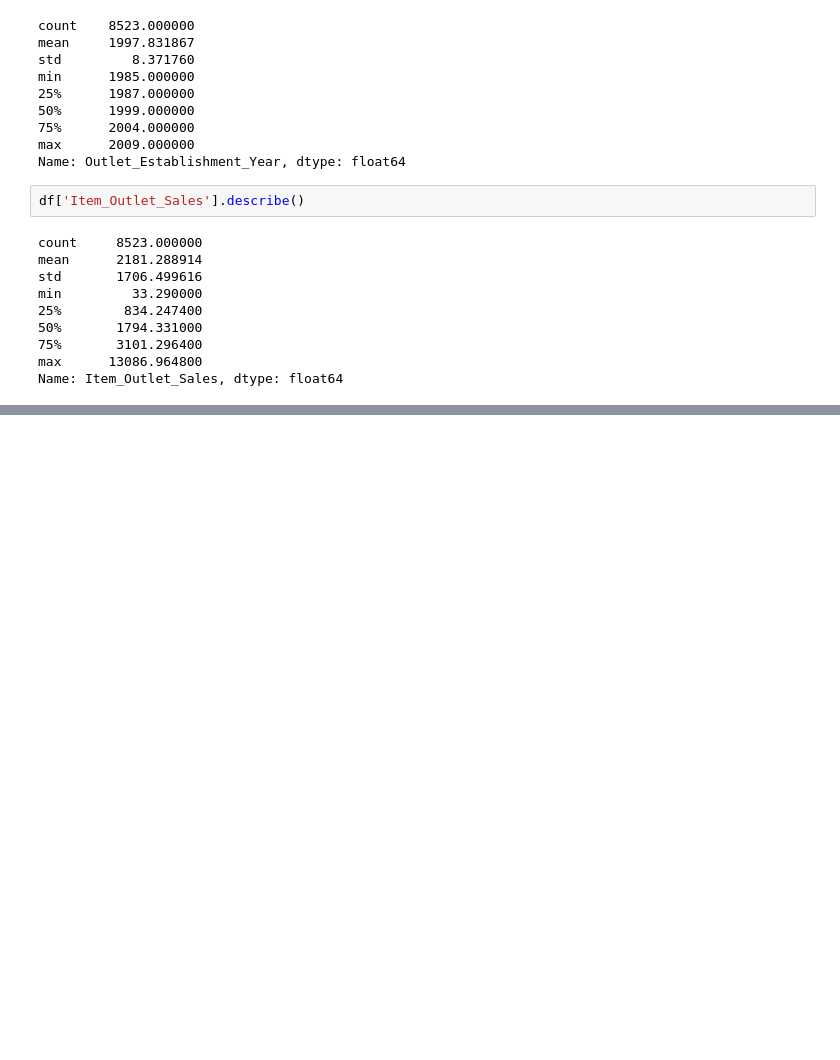
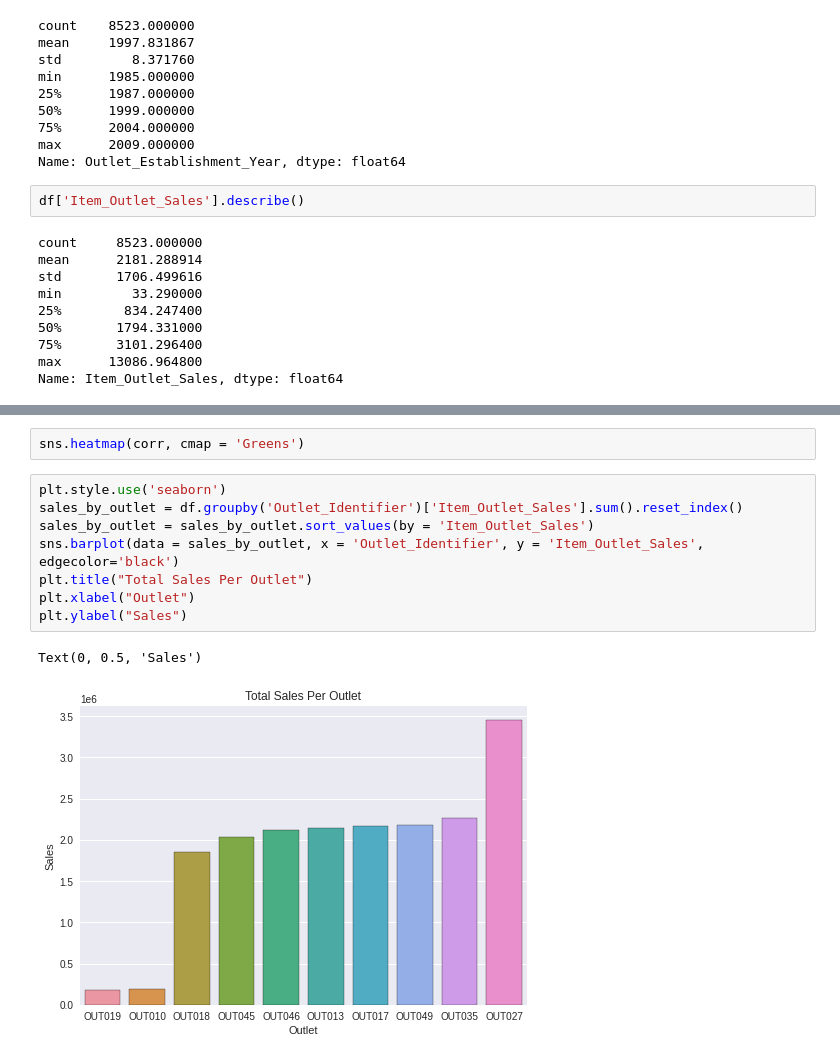
Before and after one commit to blakedshull/datascience, a Jupyter notebook: Sales_Predictions.ipynb, the cells around one changed output, grey strips where cells are left out. Drawn from its saved outputs; the diff is of its cells as text; blank space fills up the shorter version.

```diff
--- a/Sales_Predictions.ipynb
+++ b/Sales_Predictions.ipynb
@@ -258,0 +343,13 @@ Name: Item_Outlet_Sales, dtype: float64
+# %%
+sns.heatmap(corr, cmap = 'Greens')
+# %%
+plt.style.use('seaborn')
+sales_by_outlet = df.groupby('Outlet_Identifier')['Item_Outlet_Sales'].sum().reset_index()
+sales_by_outlet = sales_by_outlet.sort_values(by = 'Item_Outlet_Sales')
+sns.barplot(data = sales_by_outlet, x = 'Outlet_Identifier', y = 'Item_Outlet_Sales', edgecolor='black')
+plt.title("Total Sales Per Outlet")
+plt.xlabel("Outlet")
+plt.ylabel("Sales")
+# %% [output]
+Text(0, 0.5, 'Sales')
+[figure, added]
```
Also changed, not shown: parts of 7 cells of this notebook.
